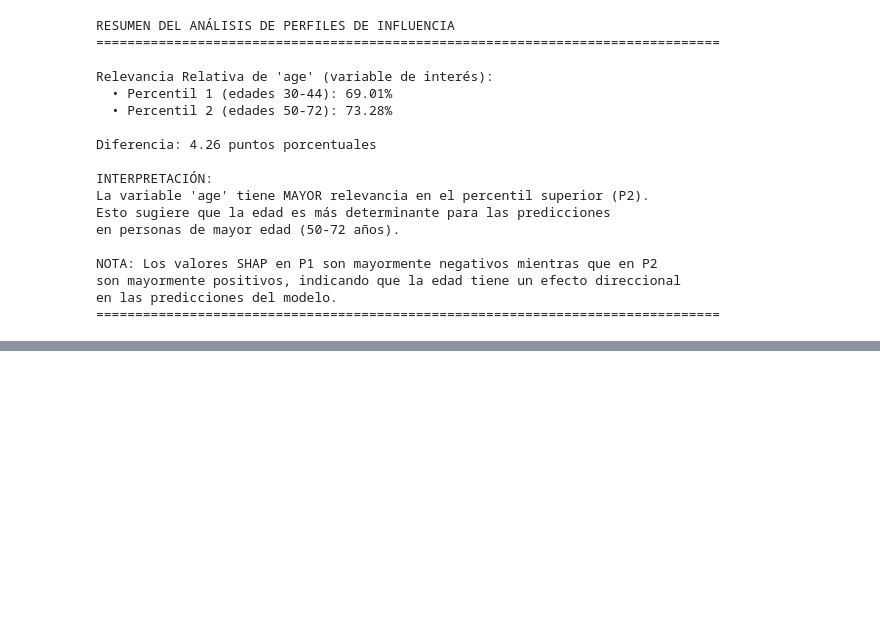
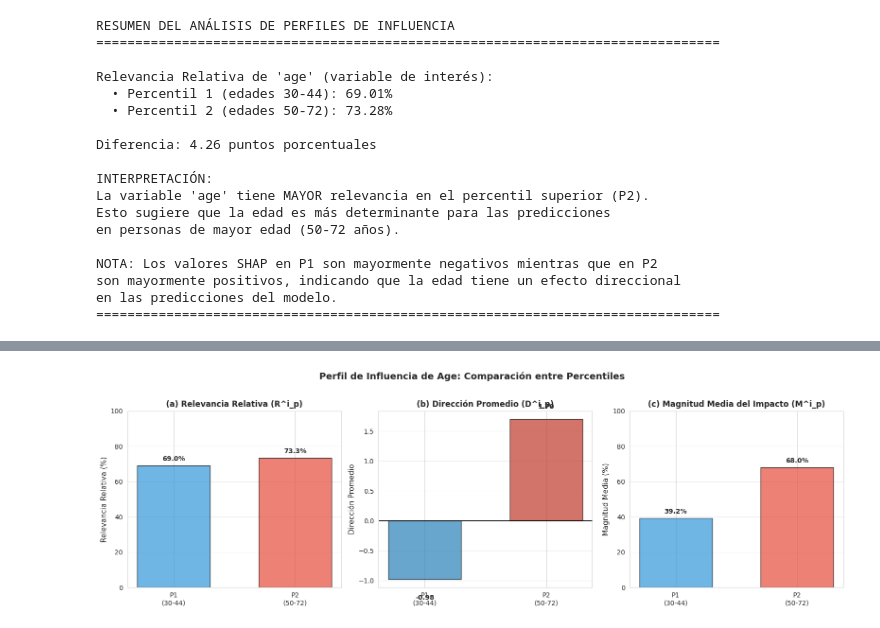
Before and after one commit to perez-sechi/thesis-python, a Jupyter notebook: run/influence_profiles_example.ipynb, the cells around one changed output, grey strips where cells are left out. Saved outputs shown, nothing was run; the diff lists cells and outputs as text; code cells hidden in the pictures; blank space fills up the shorter version.

```diff
--- a/run/influence_profiles_example.ipynb
+++ b/run/influence_profiles_example.ipynb
@@ -274,0 +461,54 @@ en las predicciones del modelo.
+# %%
+# Visualización comparativa de las tres métricas
+fig, axes = plt.subplots(1, 3, figsize=(16, 5))
+
+# Subplot 1: Relevancia Relativa
+ax1 = axes[0]
+x_pos = [0, 1]
+colors_rel = ['#3498db', '#e74c3c']
+bars1 = ax1.bar(x_pos, [R1_1, R2_1], color=colors_rel, alpha=0.7, edgecolor='black', width=0.6)
+ax1.set_ylabel('Relevancia Relativa (%)', fontsize=11)
+ax1.set_title('(a) Relevancia Relativa (R^i_p)', fontsize=12, fontweight='bold')
+ax1.set_xticks(x_pos)
+ax1.set_xticklabels(['P1\n(30-44)', 'P2\n(50-72)'])
+ax1.set_ylim(0, 100)
+ax1.grid(axis='y', alpha=0.3)
+for i, (bar, val) in enumerate(zip(bars1, [R1_1, R2_1])):
+    ax1.text(bar.get_x() + bar.get_width()/2, bar.get_height() + 2,
+             f'{val:.1f}%', ha='center', va='bottom', fontsize=10, fontweight='bold')
+
+# Subplot 2: Dirección Promedio
+ax2 = axes[1]
+colors_dir = ['#2980b9' if D1_1 < 0 else '#c0392b', '#2980b9' if D2_1 < 0 else '#c0392b']
+bars2 = ax2.bar(x_pos, [D1_1, D2_1], color=colors_dir, alpha=0.7, edgecolor='black', width=0.6)
+ax2.axhline(y=0, color='black', linestyle='-', linewidth=1)
+ax2.set_ylabel('Dirección Promedio', fontsize=11)
+ax2.set_title('(b) Dirección Promedio (D^i_p)', fontsize=12, fontweight='bold')
+ax2.set_xticks(x_pos)
+ax2.set_xticklabels(['P1\n(30-44)', 'P2\n(50-72)'])
+ax2.grid(axis='y', alpha=0.3)
+for i, (bar, val) in enumerate(zip(bars2, [D1_1, D2_1])):
+    y_offset = 0.15 if val > 0 else -0.25
+    ax2.text(bar.get_x() + bar.get_width()/2, val + y_offset,
+             f'{val:.2f}', ha='center', va='bottom' if val > 0 else 'top',
+             fontsize=10, fontweight='bold')
+
+# Subplot 3: Magnitud Media
+ax3 = axes[2]
+bars3 = ax3.bar(x_pos, [M1_1, M2_1], color=colors_rel, alpha=0.7, edgecolor='black', width=0.6)
+ax3.set_ylabel('Magnitud Media (%)', fontsize=11)
+ax3.set_title('(c) Magnitud Media del Impacto (M^i_p)', fontsize=12, fontweight='bold')
+ax3.set_xticks(x_pos)
+ax3.set_xticklabels(['P1\n(30-44)', 'P2\n(50-72)'])
+ax3.set_ylim(0, 100)
+ax3.grid(axis='y', alpha=0.3)
+for i, (bar, val) in enumerate(zip(bars3, [M1_1, M2_1])):
+    ax3.text(bar.get_x() + bar.get_width()/2, bar.get_height() + 2,
+             f'{val:.1f}%', ha='center', va='bottom', fontsize=10, fontweight='bold')
+
+plt.suptitle('Perfil de Influencia de Age: Comparación entre Percentiles',
+             fontsize=14, fontweight='bold', y=1.02)
+plt.tight_layout()
+plt.show()
+# %% [output]
+[figure, added]
```
Also changed, not shown: parts of 7 cells of this notebook.
